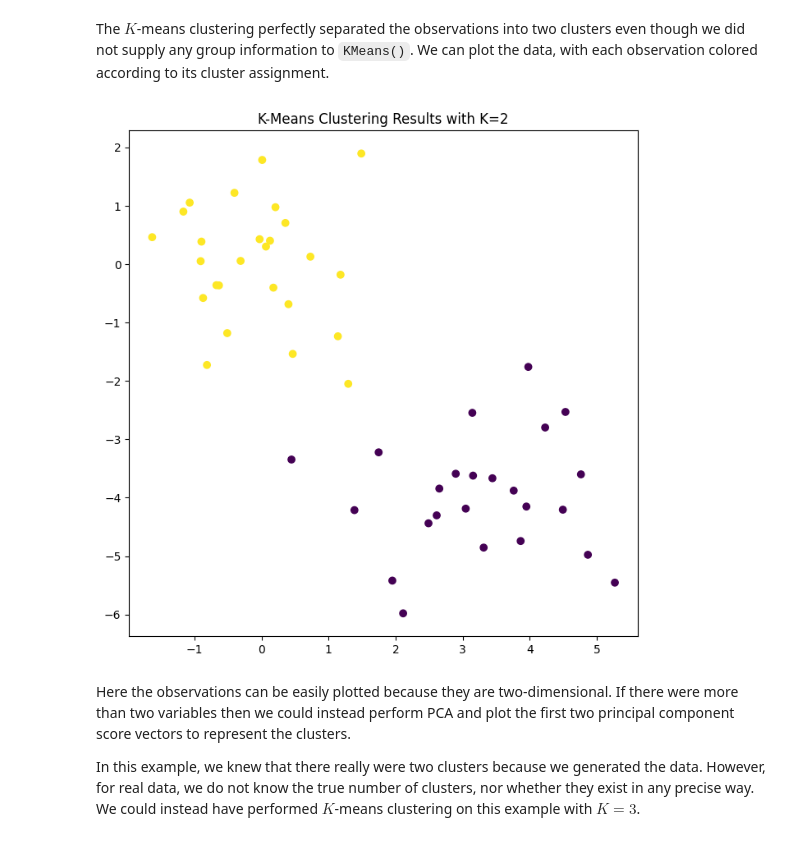
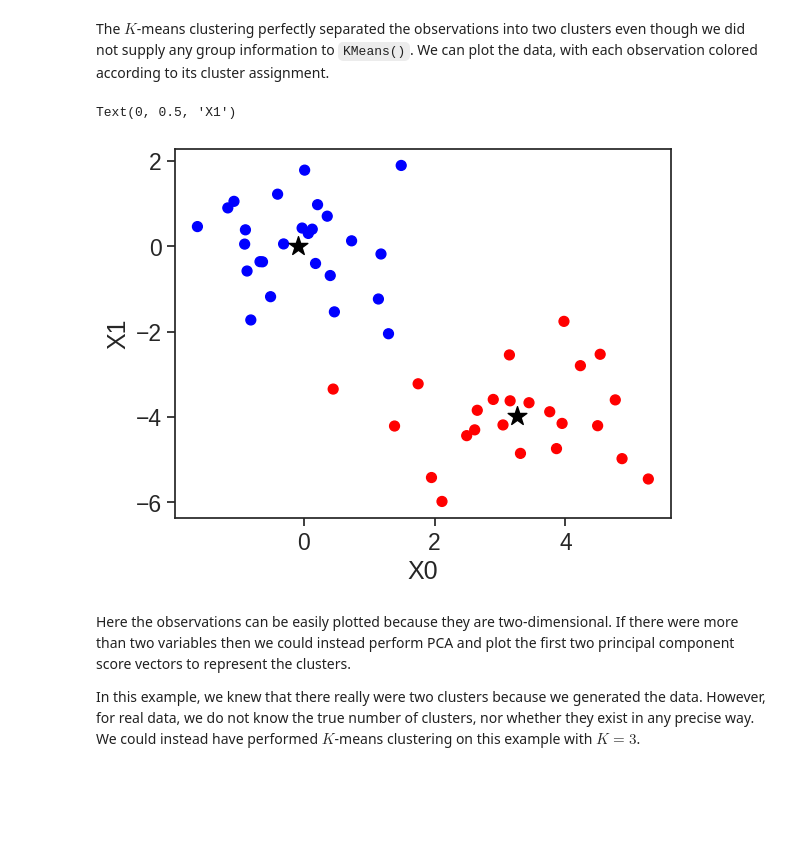
Before and after one commit to phonchi/ISLP_labs, a Jupyter notebook: Ch12-unsup-lab.ipynb, the cells around one changed output. Drawn from its saved outputs; the diff is of its cells as text; code cells hidden in the pictures; blank space fills up the shorter version.

```diff
--- a/Ch12-unsup-lab.ipynb
+++ b/Ch12-unsup-lab.ipynb
@@ -21,11 +50,19 @@ notebook.
 # %%
 import numpy as np
 import pandas as pd
+from itertools import cycle, islice
 import matplotlib.pyplot as plt
 from statsmodels.datasets import get_rdataset
 from sklearn.decomposition import PCA
 from sklearn.preprocessing import StandardScaler
 from ISLP import load_data
+import matplotlib.pyplot as plt
+import seaborn as sns
+
+%matplotlib inline
+
+plt.style.use('seaborn-v0_8-white') #or plt.style.use('seaborn-white')
+sns.set_context("notebook", font_scale=1.5, rc={"lines.linewidth": 2.5})
 # %% [markdown]
 We also collect the new imports
 needed for this lab.
@@ -437,11 +676,15 @@ clusters even though we did not supply any group information to
 `KMeans()`. We can plot the data, with each observation
 colored according to its cluster assignment.
 # %%
-fig, ax = plt.subplots(1, 1, figsize=(8,8))
-ax.scatter(X[:,0], X[:,1], c=kmeans.labels_)
-ax.set_title("K-Means Clustering Results with K=2");
+plt.scatter(X[:, 0], X[:, 1], c=kmeans.labels_, s=50, cmap=plt.cm.bwr)
+
+centers = kmeans.cluster_centers_
+plt.scatter(centers[:, 0], centers[:, 1],marker = '*', c='black', s=200, alpha=1)
+plt.xlabel('X0')
+plt.ylabel('X1')
 # %% [output]
+Text(0, 0.5, 'X1')
-[figure, old version]
+[figure, new version]
 # %% [markdown]
 Here the observations can be easily plotted because they are
 two-dimensional. If there were more than two variables then we could
```
Also changed, not shown: parts of 85 cells of this notebook, 7 other files.
